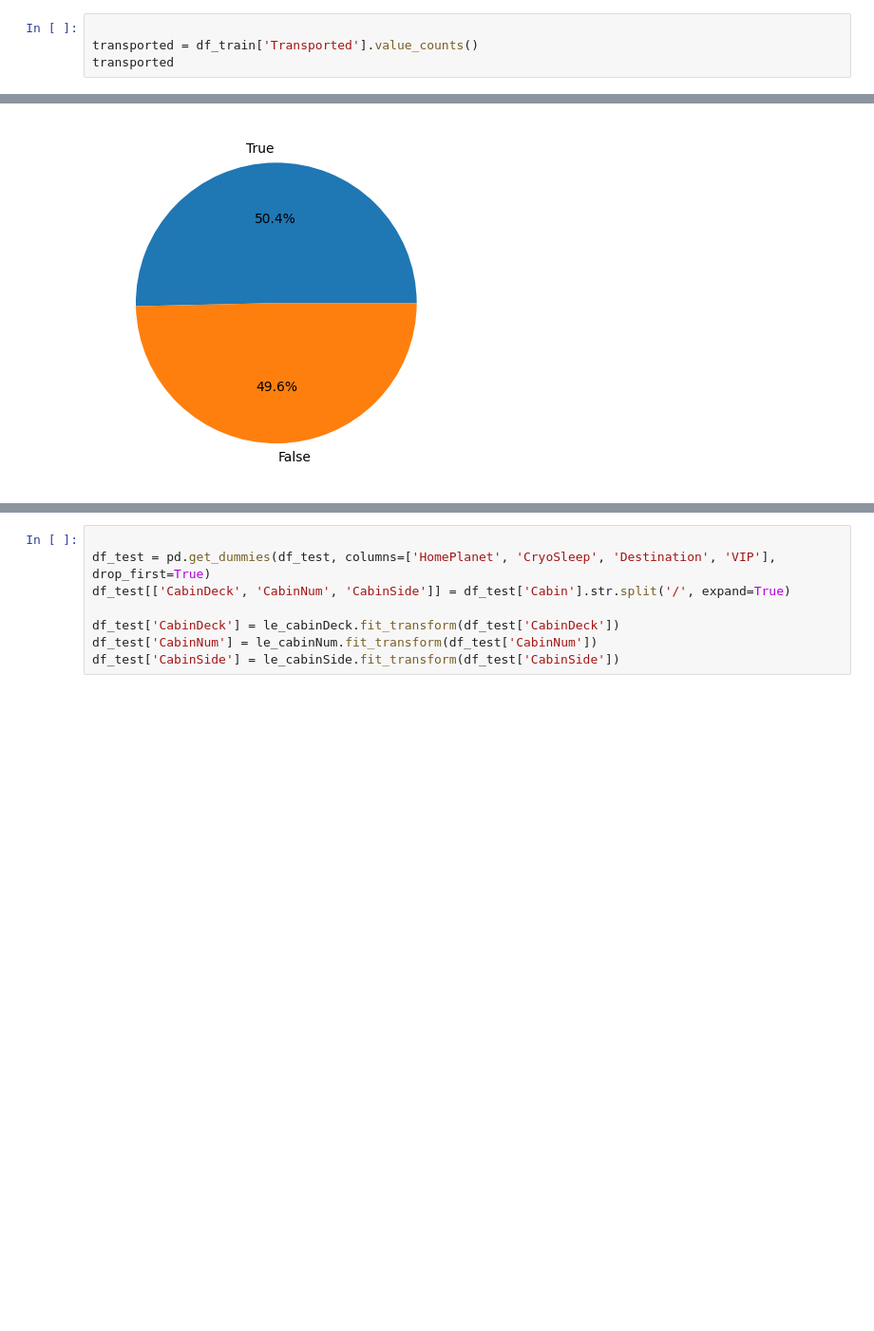
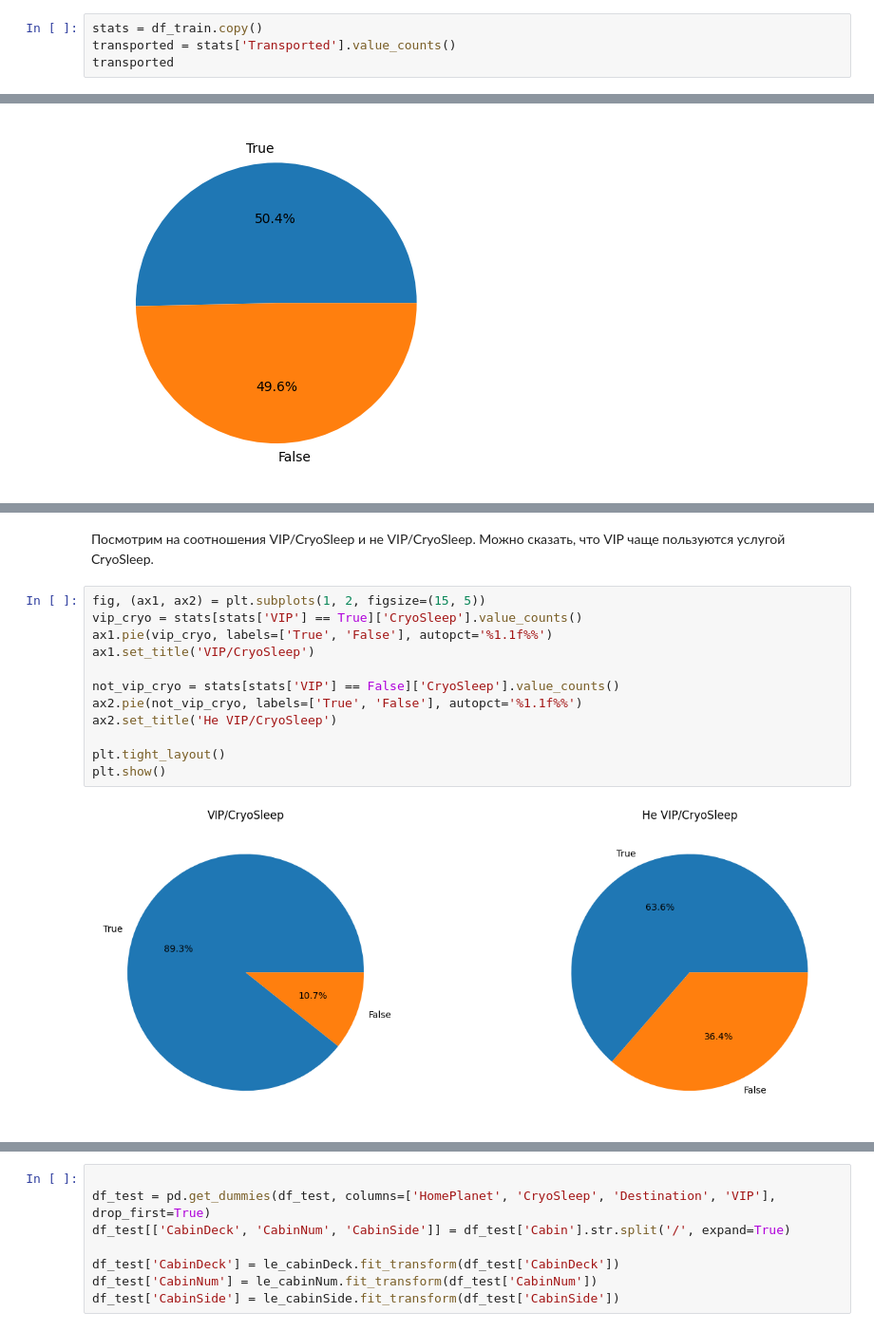
Before and after one commit to Cmoild/spaceship_titanic, a Jupyter notebook: spaceship.ipynb, the cells around one changed output, grey strips where cells are left out. Shown at 95% size. Drawn from its saved outputs; the diff is of its cells as text; blank space fills up the shorter version.

```diff
--- a/spaceship.ipynb
+++ b/spaceship.ipynb
@@ -47,6 +40,6 @@ df_train.head()
 # %%
-
-transported = df_train['Transported'].value_counts()
+stats = df_train.copy()
+transported = stats['Transported'].value_counts()
 transported
 # %% [output]
 Transported
@@ -93,0 +79,16 @@ plt.show()
+# %% [markdown]
+Посмотрим на соотношения VIP/CryoSleep и не VIP/CryoSleep. Можно сказать, что VIP чаще пользуются услугой CryoSleep.
+# %%
+fig, (ax1, ax2) = plt.subplots(1, 2, figsize=(15, 5))
+vip_cryo = stats[stats['VIP'] == True]['CryoSleep'].value_counts()
+ax1.pie(vip_cryo, labels=['True', 'False'], autopct='%1.1f%%')
+ax1.set_title('VIP/CryoSleep')
+
+not_vip_cryo = stats[stats['VIP'] == False]['CryoSleep'].value_counts()
+ax2.pie(not_vip_cryo, labels=['True', 'False'], autopct='%1.1f%%')
+ax2.set_title('Не VIP/CryoSleep')
+
+plt.tight_layout()
+plt.show()
+# %% [output]
+[figure, added]
```
Also changed, not shown: parts of 24 cells of this notebook, 1 other file.
